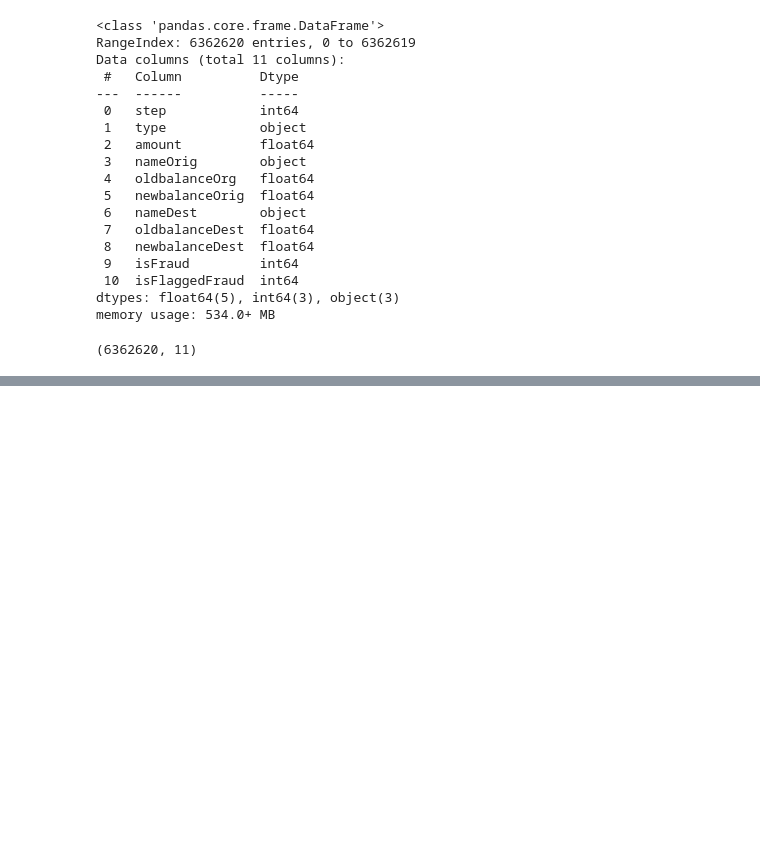
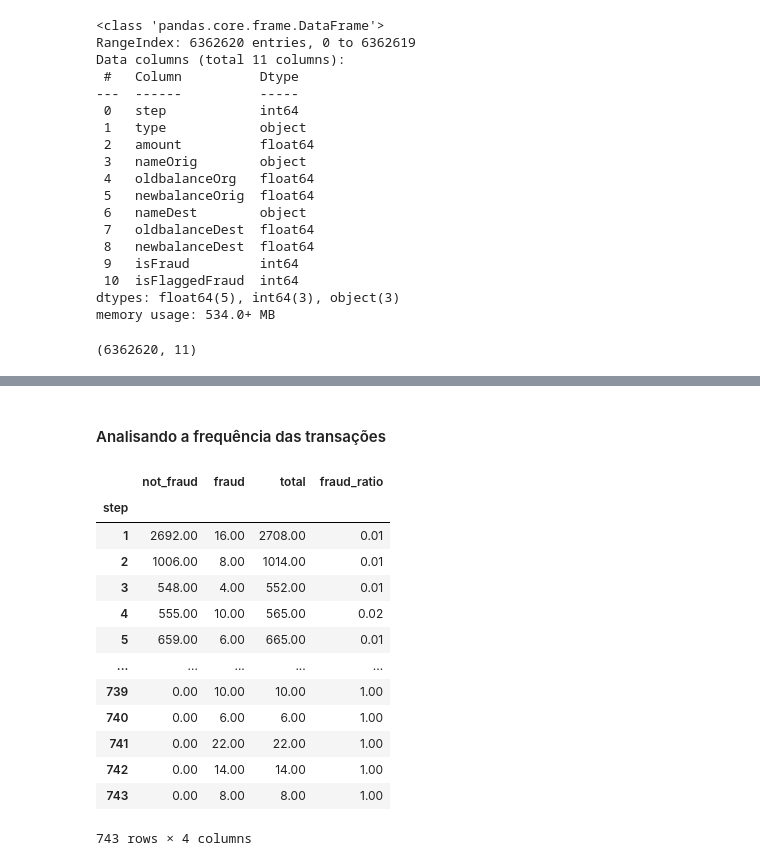
Before and after one commit to WesleyFRSantos/antifraude, a Jupyter notebook: notebooks/0.1.0-eda.ipynb, the cells around one changed output, grey strips where cells are left out. Drawn from its saved outputs; the diff is of its cells as text; code cells hidden in the pictures; blank space fills up the shorter version.

```diff
--- a/notebooks/0.1.0-eda.ipynb
+++ b/notebooks/0.1.0-eda.ipynb
@@ -9,2 +3,17 @@ pd.set_option('display.max_columns',None)
+# %%
+import os
+import subprocess
+import pandas as pd
+import matplotlib.pyplot as plt
+import plotly.express as px
+
+from sklearn.model_selection import train_test_split
+from sklearn.linear_model import LogisticRegression
+from sklearn.metrics import classification_report
+from sklearn.tree import DecisionTreeClassifier
+from sklearn.ensemble import RandomForestClassifier
+
+pd.set_option('display.max_columns',None)
+pd.set_option('display.float_format', '{:.2f}'.format)
 # %% [markdown]
 # 2 - Funções
@@ -107,0 +227,4 @@ df['Time'].hist(bins=100);
+# %%
+df['id'] = df.index
+# %% [markdown]
+#### Analisando a frequência das transações
@@ -107,0 +241,25 @@ df['Time'].hist(bins=100);
+# %%
+grouped = df.groupby(['step', 'isFraud'])['id'].count().reset_index()
+grouped.columns = ['step', 'isFraud', 'transaction_count']
+
+pivot = grouped.pivot(index='step', columns='isFraud', values='transaction_count').fillna(0)
+pivot.columns = ['not_fraud', 'fraud']
+pivot['total'] = pivot['not_fraud'] + pivot['fraud']
+pivot['fraud_ratio'] = pivot['fraud'] / pivot['total']
+# %%
+pivot
+# %% [output]
+|  | not_fraud | fraud | total | fraud_ratio |
+| step |  |  |  |  |
+| 1 | 2692.00 | 16.00 | 2708.00 | 0.01 |
+| 2 | 1006.00 | 8.00 | 1014.00 | 0.01 |
+| 3 | 548.00 | 4.00 | 552.00 | 0.01 |
+| 4 | 555.00 | 10.00 | 565.00 | 0.02 |
+| 5 | 659.00 | 6.00 | 665.00 | 0.01 |
+| ... | ... | ... | ... | ... |
+| 739 | 0.00 | 10.00 | 10.00 | 1.00 |
+| 740 | 0.00 | 6.00 | 6.00 | 1.00 |
+| 741 | 0.00 | 22.00 | 22.00 | 1.00 |
+| 742 | 0.00 | 14.00 | 14.00 | 1.00 |
+| 743 | 0.00 | 8.00 | 8.00 | 1.00 |
+743 rows × 4 columns
```
Also changed, not shown: parts of 29 cells of this notebook, 1 other file.
